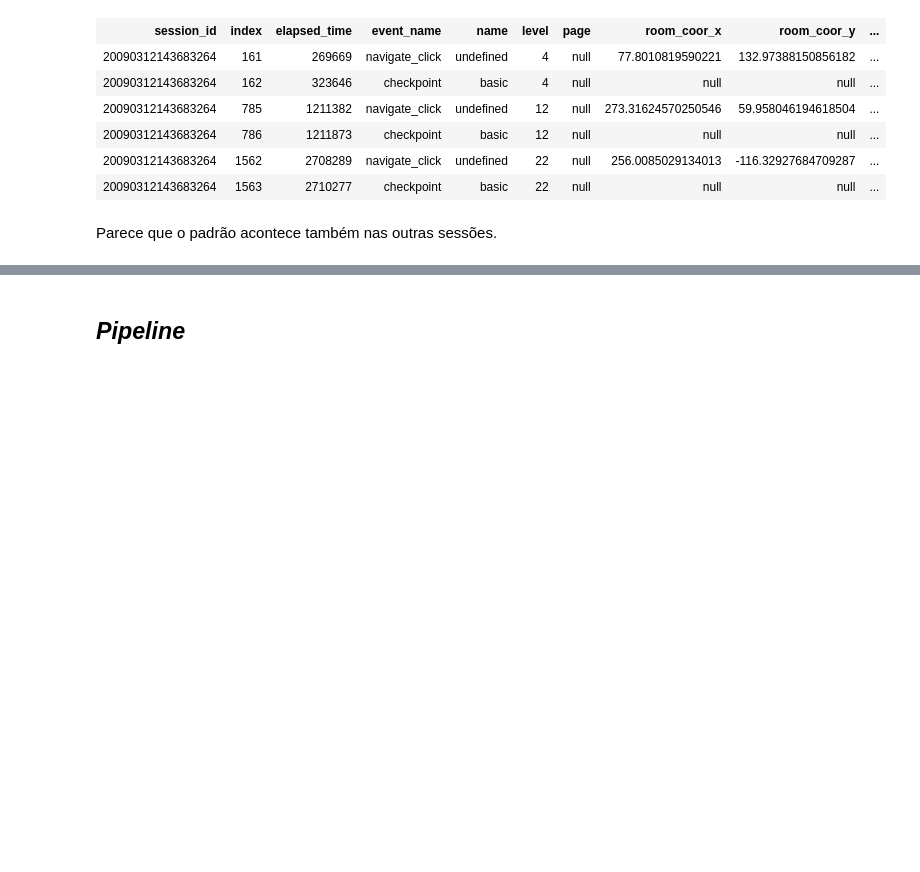
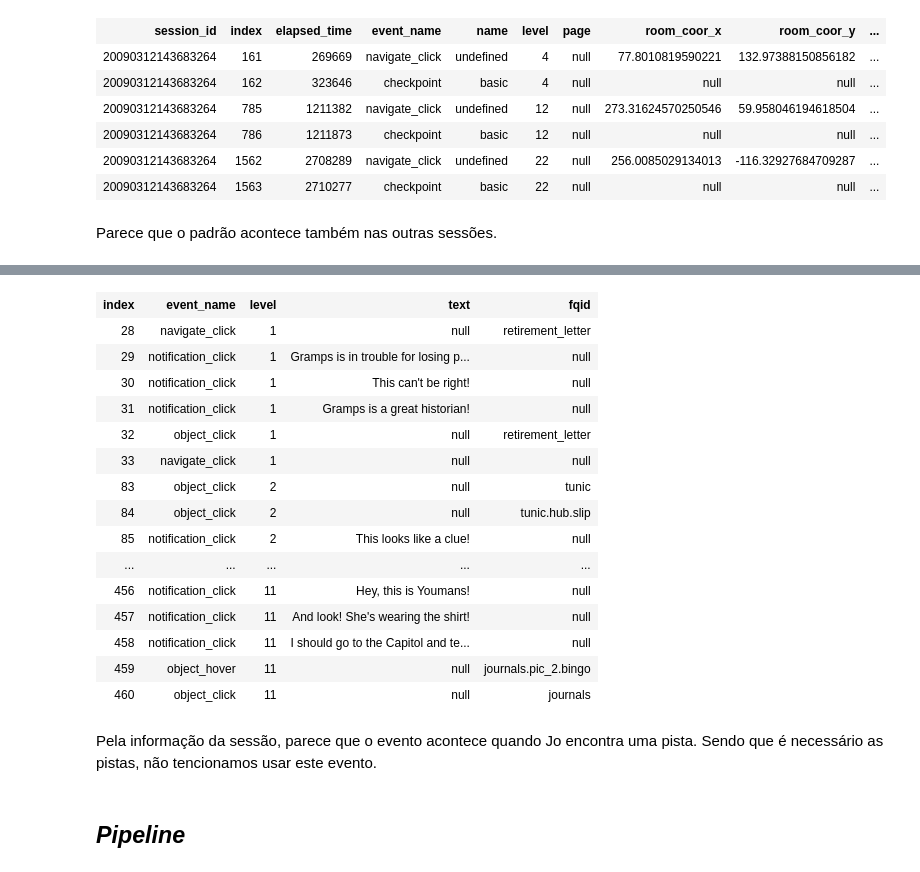
Before and after one commit to notPlancha/pbd, a Jupyter notebook: 1-formulacao.ipynb, the cells around one changed output, grey strips where cells are left out. Saved outputs shown, nothing was run; the diff lists cells and outputs as text; code cells hidden in the pictures; blank space fills up the shorter version.

```diff
--- a/1-formulacao.ipynb
+++ b/1-formulacao.ipynb
@@ -267,3 +408,26 @@ Parece que o padrão acontece também nas outras sessões.
+# %%
+(indexes := befAndAft(31)).update(befAndAft(86), befAndAft(458))
+oneSess.filter(oneSess["index"].isin(indexes)) \
+    .select("index","event_name", "level", "text", "fqid")
+# %% [output]
+| index | event_name | level | text | fqid |
+| 28 | navigate_click | 1 | null | retirement_letter |
+| 29 | notification_click | 1 | Gramps is in trouble for losing p... | null |
+| 30 | notification_click | 1 | This can't be right! | null |
+| 31 | notification_click | 1 | Gramps is a great historian! | null |
+| 32 | object_click | 1 | null | retirement_letter |
+| 33 | navigate_click | 1 | null | null |
+| 83 | object_click | 2 | null | tunic |
+| 84 | object_click | 2 | null | tunic.hub.slip |
+| 85 | notification_click | 2 | This looks like a clue! | null |
+| ... | ... | ... | ... | ... |
+| 456 | notification_click | 11 | Hey, this is Youmans! | null |
+| 457 | notification_click | 11 | And look! She's wearing the shirt! | null |
+| 458 | notification_click | 11 | I should go to the Capitol and te... | null |
+| 459 | object_hover | 11 | null | journals.pic_2.bingo |
+| 460 | object_click | 11 | null | journals |
+# %% [markdown]
+Pela informação da sessão, parece que o evento acontece quando Jo encontra uma pista. Sendo que é necessário as pistas, não tencionamos usar este evento.
 # %% [markdown]
 ## *Pipeline*
 # %% [markdown]
```
Also changed, not shown: parts of 21 cells of this notebook.
